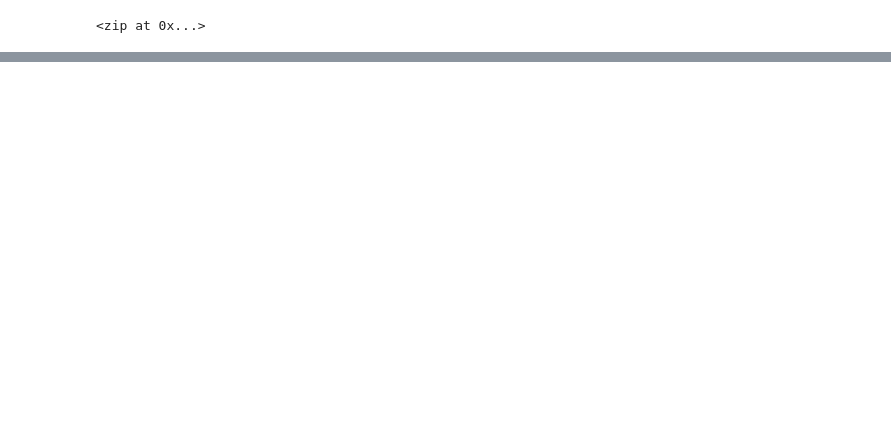
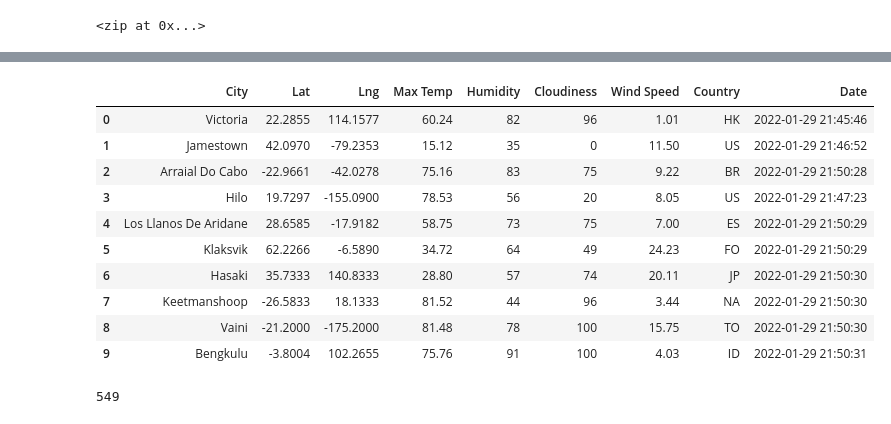
Before and after one commit to tpankratz1/World_Weather_Analysis, a Jupyter notebook: WeatherPy.ipynb, the cells around one changed output, grey strips where cells are left out. Cells and saved outputs as stored; diff of their text form; code cells hidden in the pictures; blank space fills up the shorter version.

```diff
--- a/WeatherPy.ipynb
+++ b/WeatherPy.ipynb
@@ -33,0 +34,13 @@ len(cities)
+# %%
+# Import the requests library.
+import requests
+
+# Import the API key.
+from config import weather_api_key
+
+# Import the time library and the datetime module from the datetime library
+import time
+from datetime import datetime
+
+# Starting URL for Weather Map API Call.
+url = "http://api.openweathermap.org/data/2.5/weather?units=Imperial&APPID=" + weather_api_key
@@ -33,0 +127,20 @@ len(cities)
+# %%
+# Convert the array of dictionaries to a Pandas DataFrame.
+city_data_df = pd.DataFrame(city_data)
+city_data_df.head(10)
+# %% [output]
+|  | City | Lat | Lng | Max Temp | Humidity | Cloudiness | Wind Speed | Country | Date |
+| 0 | Victoria | 22.2855 | 114.1577 | 60.24 | 82 | 96 | 1.01 | HK | 2022-01-29 21:45:46 |
+| 1 | Jamestown | 42.0970 | -79.2353 | 15.12 | 35 | 0 | 11.50 | US | 2022-01-29 21:46:52 |
+| 2 | Arraial Do Cabo | -22.9661 | -42.0278 | 75.16 | 83 | 75 | 9.22 | BR | 2022-01-29 21:50:28 |
+| 3 | Hilo | 19.7297 | -155.0900 | 78.53 | 56 | 20 | 8.05 | US | 2022-01-29 21:47:23 |
+| 4 | Los Llanos De Aridane | 28.6585 | -17.9182 | 58.75 | 73 | 75 | 7.00 | ES | 2022-01-29 21:50:29 |
+| 5 | Klaksvik | 62.2266 | -6.5890 | 34.72 | 64 | 49 | 24.23 | FO | 2022-01-29 21:50:29 |
+| 6 | Hasaki | 35.7333 | 140.8333 | 28.80 | 57 | 74 | 20.11 | JP | 2022-01-29 21:50:30 |
+| 7 | Keetmanshoop | -26.5833 | 18.1333 | 81.52 | 44 | 96 | 3.44 | NA | 2022-01-29 21:50:30 |
+| 8 | Vaini | -21.2000 | -175.2000 | 81.48 | 78 | 100 | 15.75 | TO | 2022-01-29 21:50:30 |
+| 9 | Bengkulu | -3.8004 | 102.2655 | 75.76 | 91 | 100 | 4.03 | ID | 2022-01-29 21:50:31 |
+# %%
+len(city_data)
+# %% [output]
+549
```
Also changed, not shown: parts of 4 cells of this notebook, 3 other files.
